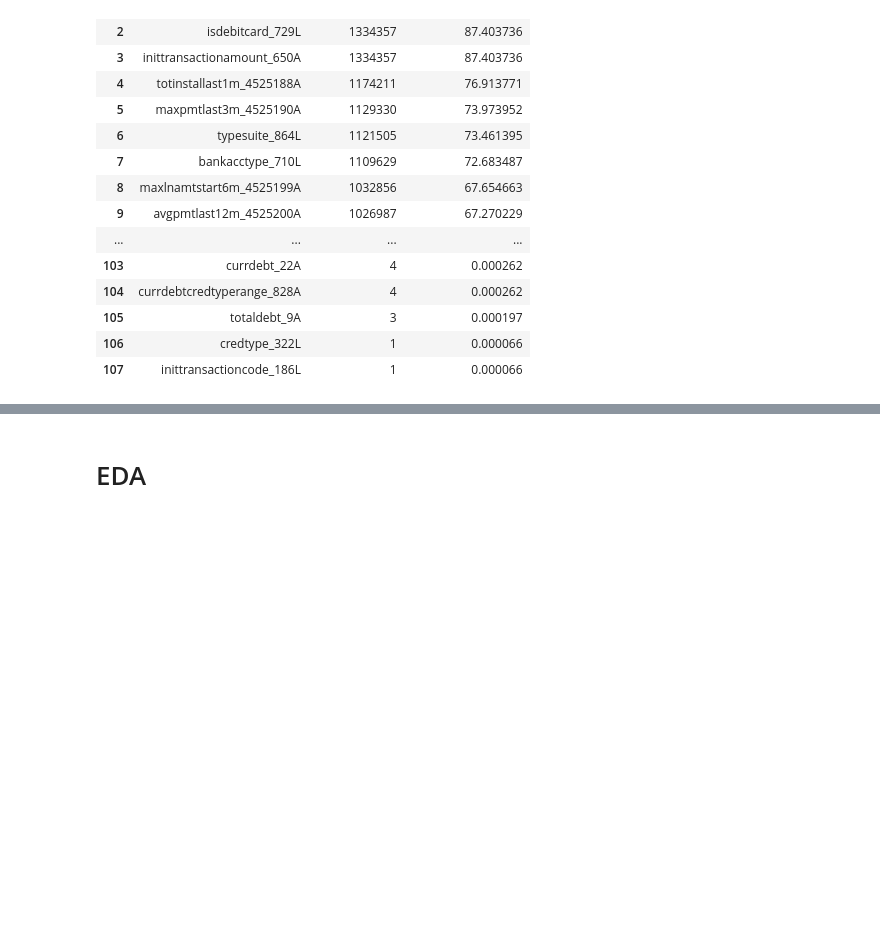
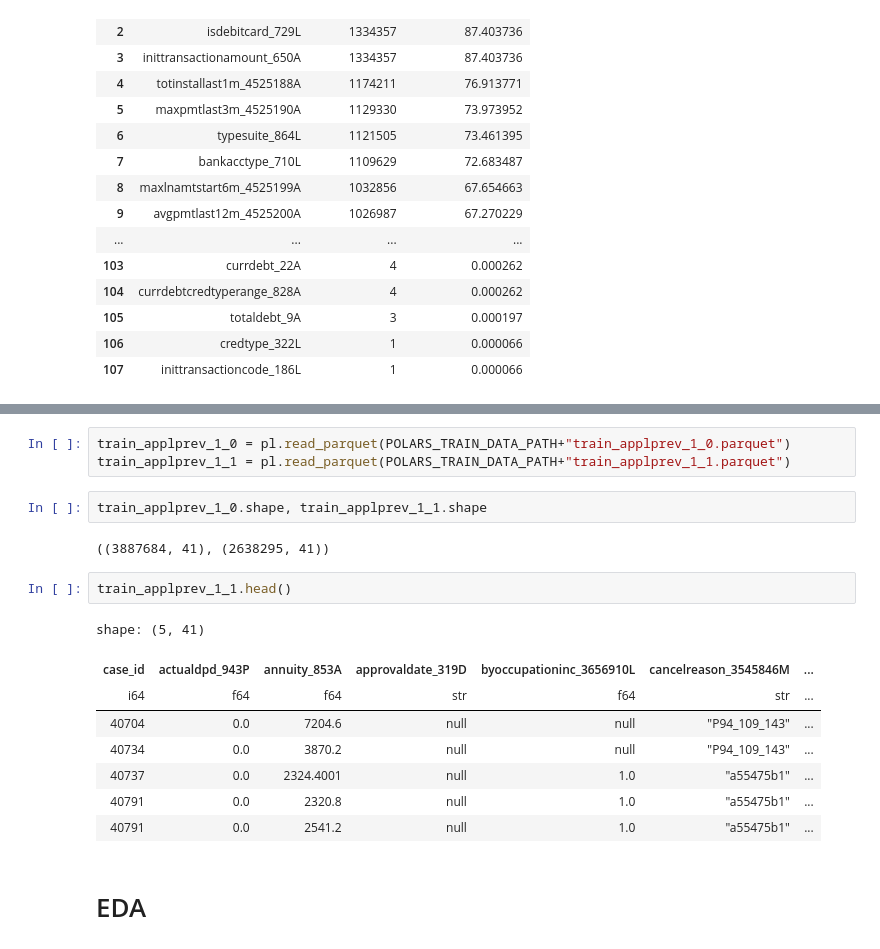
Before and after one commit to ngnquanq/credit-risk-ml-system, a Jupyter notebook: notebooks/1.dataUnderstanding.ipynb, the cells around one changed output, grey strips where cells are left out. Drawn from its saved outputs; the diff is of its cells as text; blank space fills up the shorter version.

```diff
--- a/notebooks/demo.ipynb
+++ b/notebooks/1.dataUnderstanding.ipynb
@@ -277,2 +259,20 @@ train_static_remove_missing_stats
+# %%
+train_applprev_1_0 = pl.read_parquet(POLARS_TRAIN_DATA_PATH+"train_applprev_1_0.parquet")
+train_applprev_1_1 = pl.read_parquet(POLARS_TRAIN_DATA_PATH+"train_applprev_1_1.parquet")
+# %%
+train_applprev_1_0.shape, train_applprev_1_1.shape
+# %% [output]
+((3887684, 41), (2638295, 41))
+# %%
+train_applprev_1_1.head()
+# %% [output]
+shape: (5, 41)
+| case_id | actualdpd_943P | annuity_853A | approvaldate_319D | byoccupationinc_3656910L | cancelreason_3545846M | ... |
+| i64 | f64 | f64 | str | f64 | str | ... |
+| 40704 | 0.0 | 7204.6 | null | null | "P94_109_143" | ... |
+| 40734 | 0.0 | 3870.2 | null | null | "P94_109_143" | ... |
+| 40737 | 0.0 | 2324.4001 | null | 1.0 | "a55475b1" | ... |
+| 40791 | 0.0 | 2320.8 | null | 1.0 | "a55475b1" | ... |
+| 40791 | 0.0 | 2541.2 | null | 1.0 | "a55475b1" | ... |
 # %% [markdown]
 # EDA
```
Also changed, not shown: parts of 10 cells of this notebook, 1 other file.
